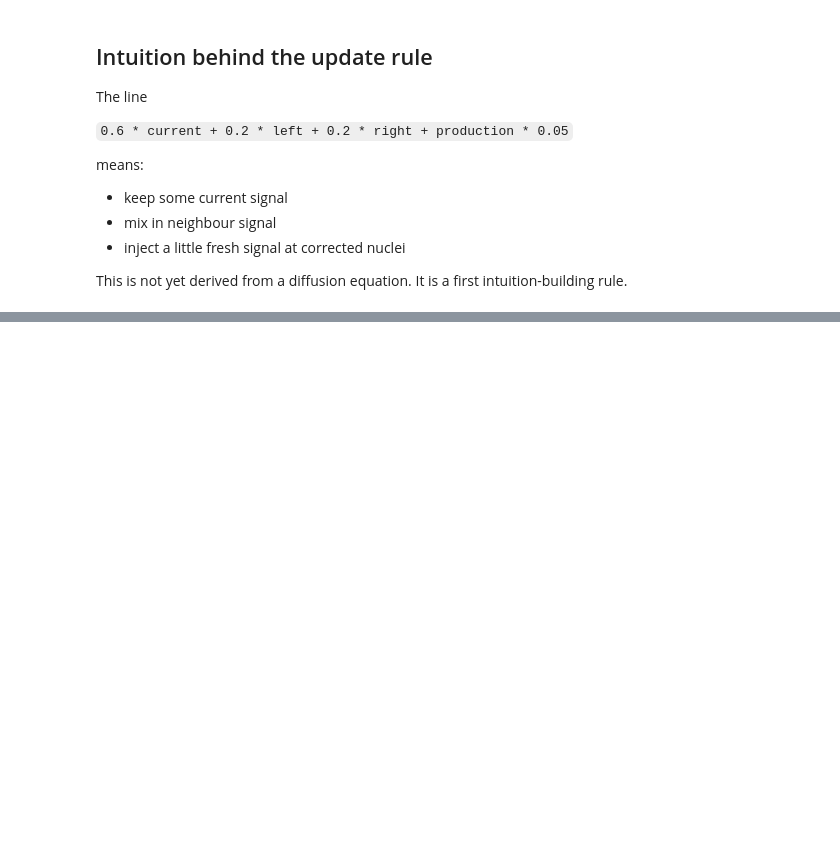
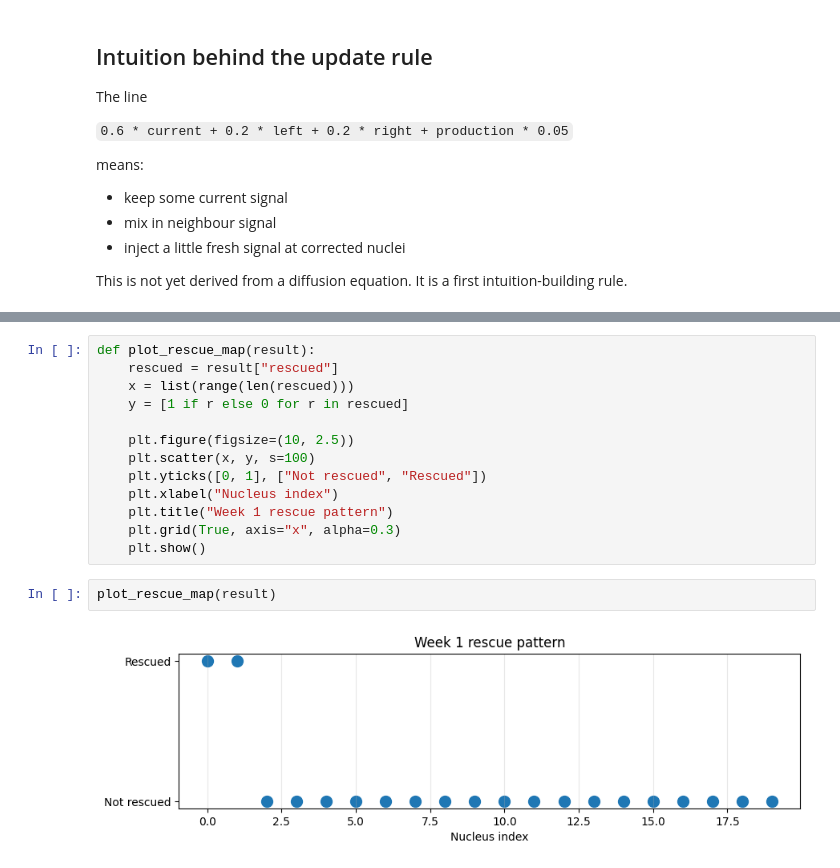
Before and after one commit to tendai-codes/graph-cross-correction-sim, a Jupyter notebook: week1_notes_and_build.ipynb, the cells around one changed output, grey strips where cells are left out. Saved outputs shown, nothing was run; the diff lists cells and outputs as text; blank space fills up the shorter version.

```diff
--- a/week1_notes_and_build.ipynb
+++ b/week1_notes_and_build.ipynb
@@ -73,0 +114,17 @@ result
+# %%
+def plot_rescue_map(result):
+    rescued = result["rescued"]
+    x = list(range(len(rescued)))
+    y = [1 if r else 0 for r in rescued]
+
+    plt.figure(figsize=(10, 2.5))
+    plt.scatter(x, y, s=100)
+    plt.yticks([0, 1], ["Not rescued", "Rescued"])
+    plt.xlabel("Nucleus index")
+    plt.title("Week 1 rescue pattern")
+    plt.grid(True, axis="x", alpha=0.3)
+    plt.show()
+# %%
+plot_rescue_map(result)
+# %% [output]
+[figure, added]
```
Also changed, not shown: parts of 10 cells of this notebook.
